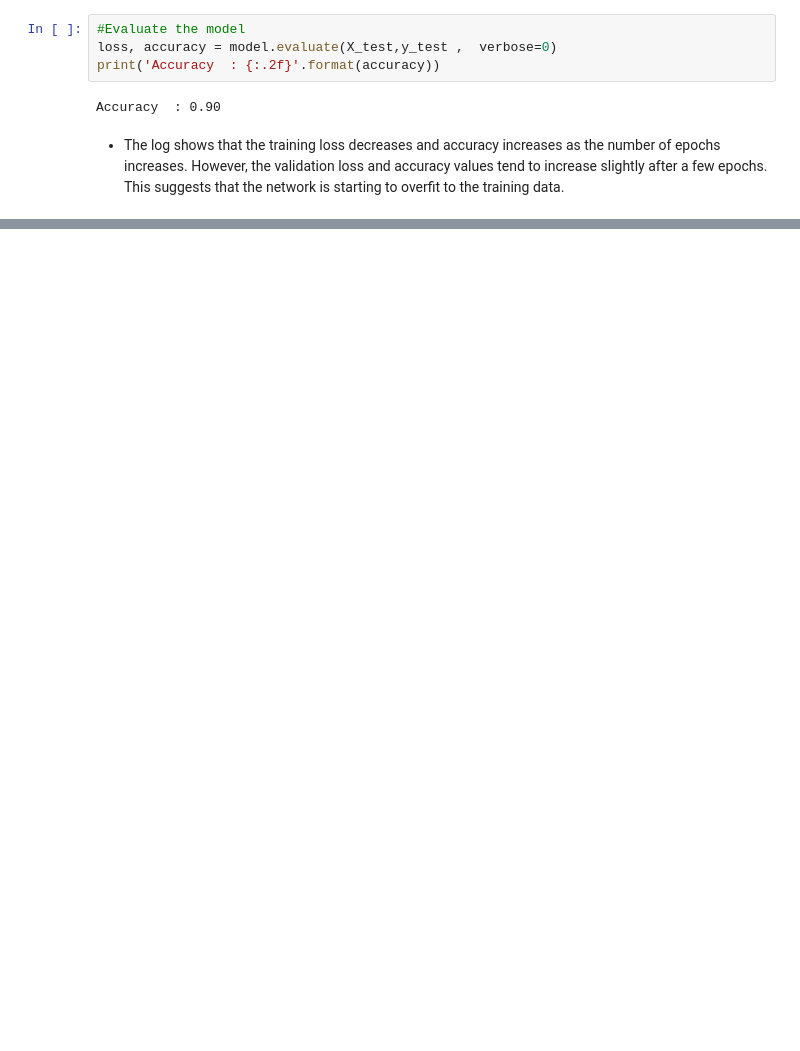
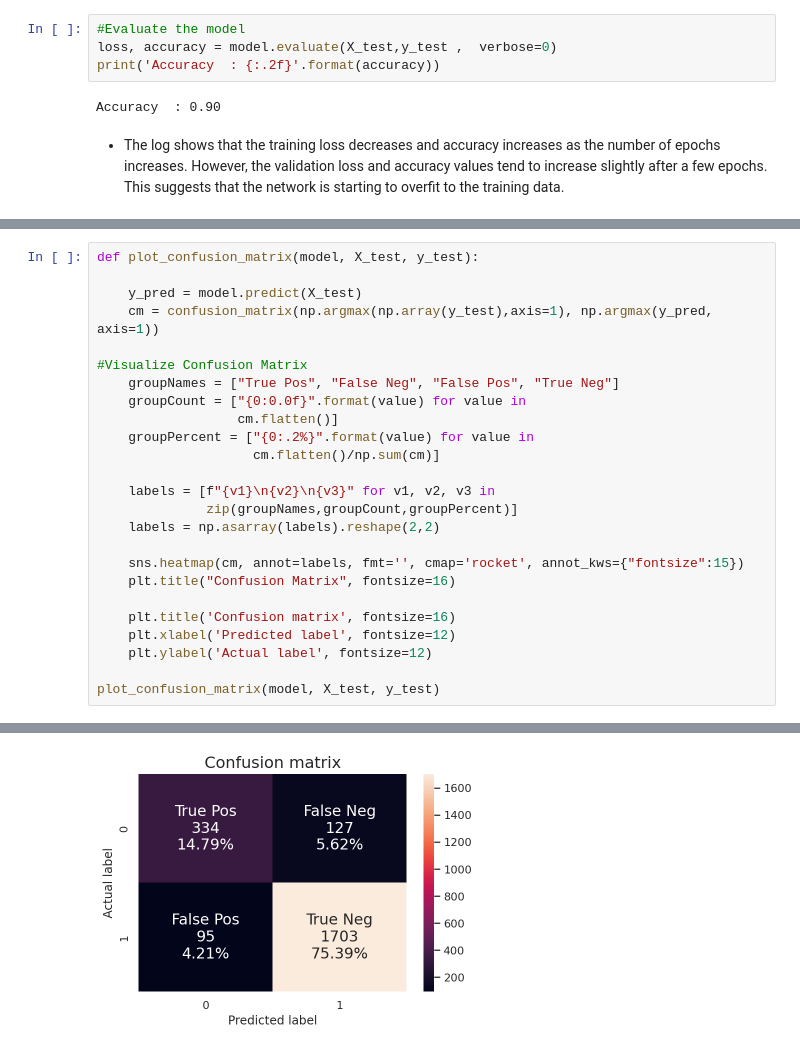
Before and after one commit to jadecebeci/Twitter-Sentiment-Analysis-on-Airlines, a Jupyter notebook: Preprocessing_and_Modeling.ipynb, the cells around one changed output, grey strips where cells are left out. Saved outputs shown, nothing was run; the diff lists cells and outputs as text; blank space fills up the shorter version.

```diff
--- a/Preprocessing_and_Modeling.ipynb
+++ b/Preprocessing_and_Modeling.ipynb
@@ -975,0 +1090,26 @@ ValueError: ignored
+# %%
+def plot_confusion_matrix(model, X_test, y_test):
+
+    y_pred = model.predict(X_test)
+    cm = confusion_matrix(np.argmax(np.array(y_test),axis=1), np.argmax(y_pred, axis=1))
+
+#Visualize Confusion Matrix
+    groupNames = ["True Pos", "False Neg", "False Pos", "True Neg"]
+    groupCount = ["{0:0.0f}".format(value) for value in
+                  cm.flatten()]
+    groupPercent = ["{0:.2%}".format(value) for value in
+                    cm.flatten()/np.sum(cm)]
+
+    labels = [f"{v1}\n{v2}\n{v3}" for v1, v2, v3 in
+              zip(groupNames,groupCount,groupPercent)]
+    labels = np.asarray(labels).reshape(2,2)
+
+    sns.heatmap(cm, annot=labels, fmt='', cmap='rocket', annot_kws={"fontsize":15})
+    plt.title("Confusion Matrix", fontsize=16)
+
+    plt.title('Confusion matrix', fontsize=16)
+    plt.xlabel('Predicted label', fontsize=12)
+    plt.ylabel('Actual label', fontsize=12)
+
+plot_confusion_matrix(model, X_test, y_test)
+# %% [output]
@@ -975,0 +1117 @@ ValueError: ignored
+[figure, added]
```
Also changed, not shown: parts of 42 cells of this notebook.
